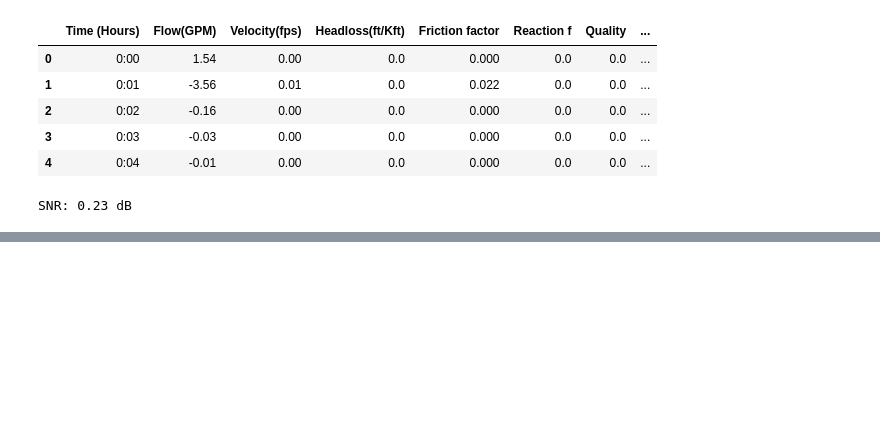
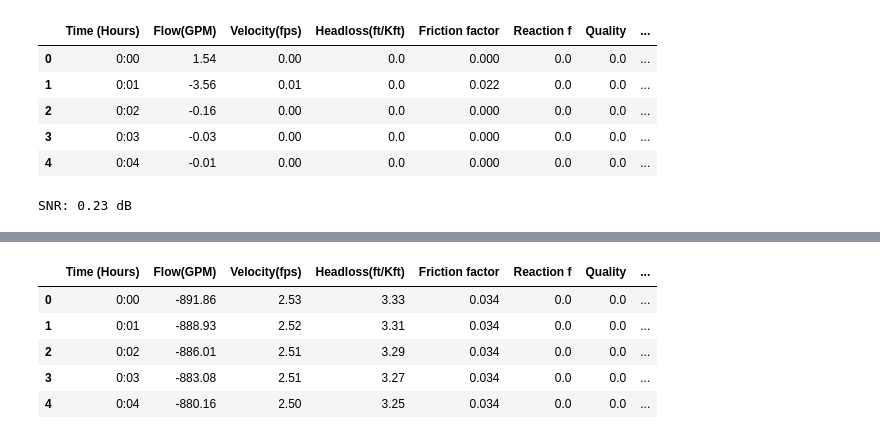
Before and after one commit to ifituburyo/CPS, a Jupyter notebook: main.ipynb, the cells around one changed output, grey strips where cells are left out. Drawn from its saved outputs; the diff is of its cells as text; code cells hidden in the pictures; blank space fills up the shorter version.

```diff
--- a/main.ipynb
+++ b/main.ipynb
@@ -134,0 +135,11 @@ plt.show()
+# %%
+link_file_path = "Link_data/Uniform_Leak_With_PumpCurve_Link_2.csv"  # Adjust this path
+link_df = read_link_data(link_file_path)
+link_df.head()
+# %% [output]
+|  | Time (Hours) | Flow(GPM) | Velocity(fps) | Headloss(ft/Kft) | Friction factor | Reaction f | Quality | ... |
+| 0 | 0:00 | -891.86 | 2.53 | 3.33 | 0.034 | 0.0 | 0.0 | ... |
+| 1 | 0:01 | -888.93 | 2.52 | 3.31 | 0.034 | 0.0 | 0.0 | ... |
+| 2 | 0:02 | -886.01 | 2.51 | 3.29 | 0.034 | 0.0 | 0.0 | ... |
+| 3 | 0:03 | -883.08 | 2.51 | 3.27 | 0.034 | 0.0 | 0.0 | ... |
+| 4 | 0:04 | -880.16 | 2.50 | 3.25 | 0.034 | 0.0 | 0.0 | ... |
```
Also changed, not shown: parts of 4 cells of this notebook.
